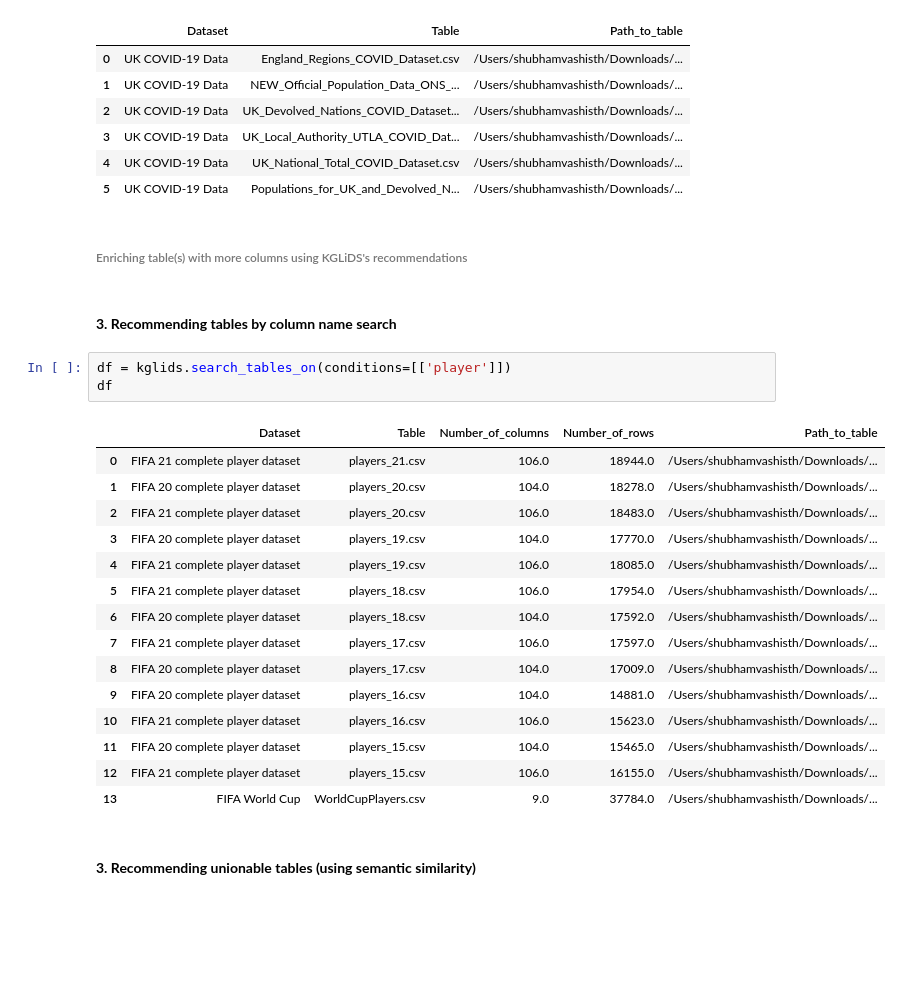
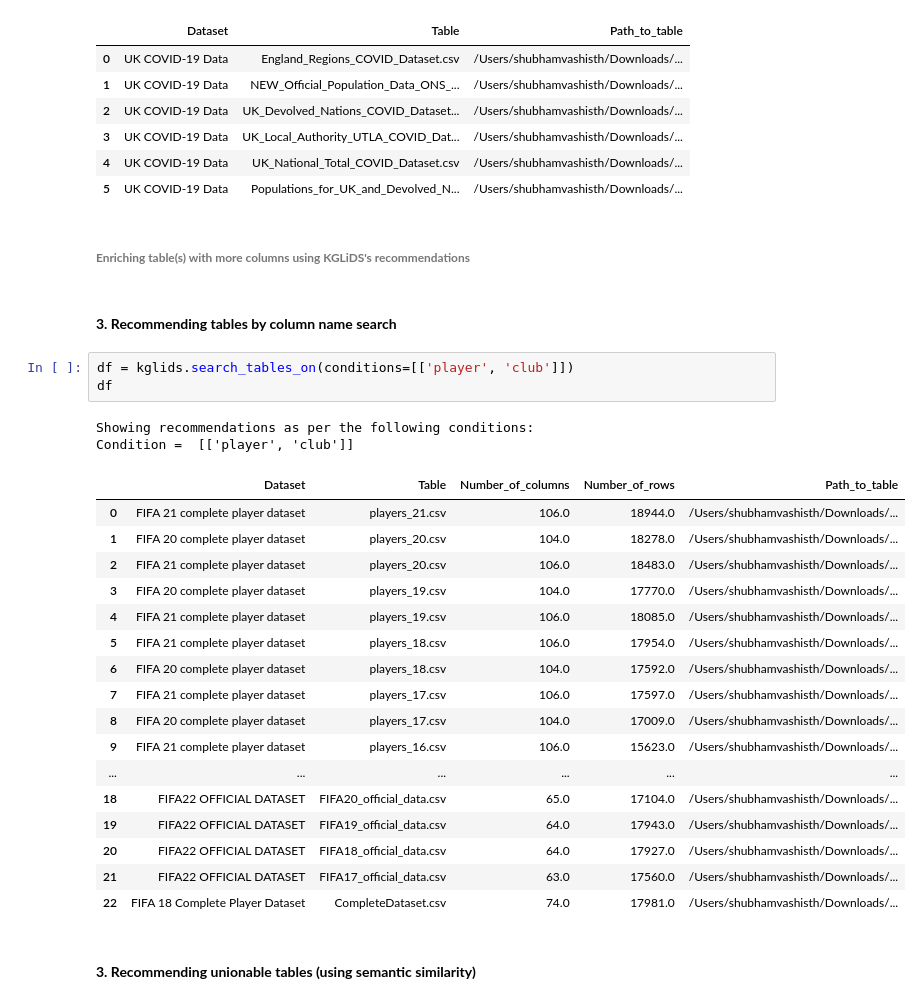
Before and after one commit to CoDS-GCS/kglids, a Jupyter notebook: KGLiDS_API_tutorial.ipynb, the cells around one changed output. Cells and saved outputs as stored; diff of their text form; blank space fills up the shorter version.

```diff
--- a/KGLiDS_API_tutorial.ipynb
+++ b/KGLiDS_API_tutorial.ipynb
@@ -89,28 +89,32 @@ Showing table(s) for 'UK COVID-19 Data' dataset:
 | 4 | UK COVID-19 Data | UK_National_Total_COVID_Dataset.csv | /Users/shubhamvashisth/Downloads/... |
 | 5 | UK COVID-19 Data | Populations_for_UK_and_Devolved_N... | /Users/shubhamvashisth/Downloads/... |
 # %% [markdown]
-###### Enriching table(s) with more columns using KGLiDS's recommendations </b>
+###### <b>Enriching table(s) with more columns using KGLiDS's recommendations </b>
 # %% [markdown]
 #### <b>3. Recommending tables by column name search</b>
 # %%
-df = kglids.search_tables_on(conditions=[['player']])
+df = kglids.search_tables_on(conditions=[['player', 'club']])
 df
 # %% [output]
+Showing recommendations as per the following conditions:
+Condition =  [['player', 'club']]
 |  | Dataset | Table | Number_of_columns | Number_of_rows | Path_to_table |
 | 0 | FIFA 21 complete player dataset | players_21.csv | 106.0 | 18944.0 | /Users/shubhamvashisth/Downloads/... |
 | 1 | FIFA 20 complete player dataset | players_20.csv | 104.0 | 18278.0 | /Users/shubhamvashisth/Downloads/... |
 | 2 | FIFA 21 complete player dataset | players_20.csv | 106.0 | 18483.0 | /Users/shubhamvashisth/Downloads/... |
 | 3 | FIFA 20 complete player dataset | players_19.csv | 104.0 | 17770.0 | /Users/shubhamvashisth/Downloads/... |
 | 4 | FIFA 21 complete player dataset | players_19.csv | 106.0 | 18085.0 | /Users/shubhamvashisth/Downloads/... |
 | 5 | FIFA 21 complete player dataset | players_18.csv | 106.0 | 17954.0 | /Users/shubhamvashisth/Downloads/... |
 | 6 | FIFA 20 complete player dataset | players_18.csv | 104.0 | 17592.0 | /Users/shubhamvashisth/Downloads/... |
 | 7 | FIFA 21 complete player dataset | players_17.csv | 106.0 | 17597.0 | /Users/shubhamvashisth/Downloads/... |
 | 8 | FIFA 20 complete player dataset | players_17.csv | 104.0 | 17009.0 | /Users/shubhamvashisth/Downloads/... |
-| 9 | FIFA 20 complete player dataset | players_16.csv | 104.0 | 14881.0 | /Users/shubhamvashisth/Downloads/... |
-| 10 | FIFA 21 complete player dataset | players_16.csv | 106.0 | 15623.0 | /Users/shubhamvashisth/Downloads/... |
-| 11 | FIFA 20 complete player dataset | players_15.csv | 104.0 | 15465.0 | /Users/shubhamvashisth/Downloads/... |
-| 12 | FIFA 21 complete player dataset | players_15.csv | 106.0 | 16155.0 | /Users/shubhamvashisth/Downloads/... |
-| 13 | FIFA World Cup | WorldCupPlayers.csv | 9.0 | 37784.0 | /Users/shubhamvashisth/Downloads/... |
+| 9 | FIFA 21 complete player dataset | players_16.csv | 106.0 | 15623.0 | /Users/shubhamvashisth/Downloads/... |
+| ... | ... | ... | ... | ... | ... |
+| 18 | FIFA22 OFFICIAL DATASET | FIFA20_official_data.csv | 65.0 | 17104.0 | /Users/shubhamvashisth/Downloads/... |
+| 19 | FIFA22 OFFICIAL DATASET | FIFA19_official_data.csv | 64.0 | 17943.0 | /Users/shubhamvashisth/Downloads/... |
+| 20 | FIFA22 OFFICIAL DATASET | FIFA18_official_data.csv | 64.0 | 17927.0 | /Users/shubhamvashisth/Downloads/... |
+| 21 | FIFA22 OFFICIAL DATASET | FIFA17_official_data.csv | 63.0 | 17560.0 | /Users/shubhamvashisth/Downloads/... |
+| 22 | FIFA 18 Complete Player Dataset | CompleteDataset.csv | 74.0 | 17981.0 | /Users/shubhamvashisth/Downloads/... |
 # %% [markdown]
 #### <b>3. Recommending unionable tables (using semantic similarity)</b>
 # %%
```
Also changed, not shown: parts of 3 cells of this notebook, 1 other file.
